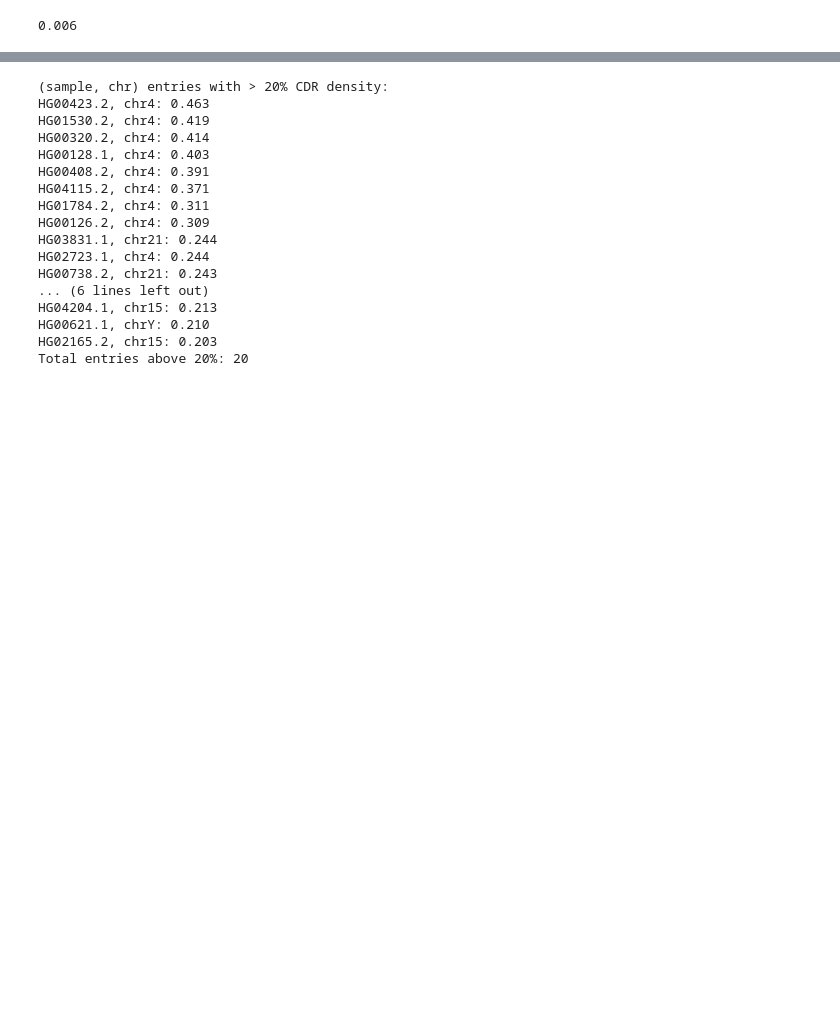
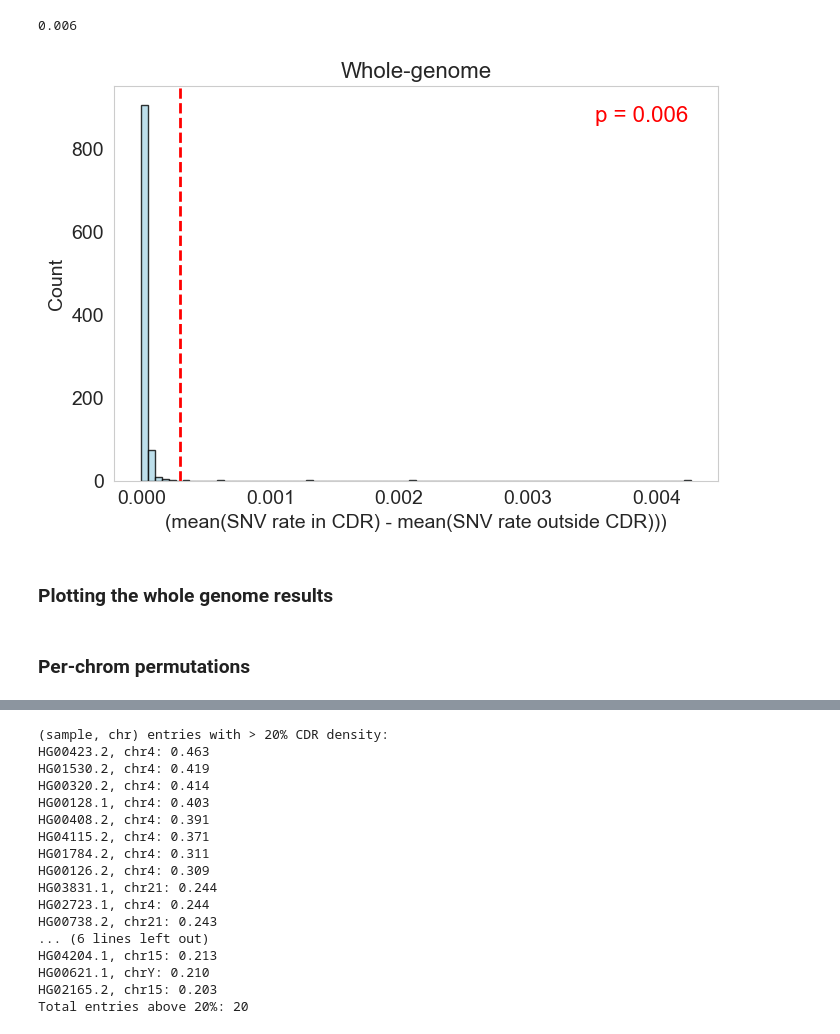
Before and after one commit to miramastoras/centrolign_analysis, a Jupyter notebook: analysis_notes/release2_QC_v2/notebooks/CDR_mutation_permutation.ipynb, the cells around one changed output, grey strips where cells are left out. Drawn from its saved outputs; the diff is of its cells as text; code cells hidden in the pictures; blank space fills up the shorter version.

```diff
--- a/analysis_notes/release2_QC_v2/notebooks/CDR_mutation_permutation.ipynb
+++ b/analysis_notes/release2_QC_v2/notebooks/CDR_mutation_permutation.ipynb
@@ -751,5 +694,20 @@ import pandas as pd
 df = pd.DataFrame({"null_statistic": null_distr})
 df.to_csv("/private/groups/patenlab/mira/0102726_null_distribution.csv", index=False)
 # %%
-print(null_distr)
+import pandas as pd
+import numpy as np
+
+# Path to saved null distribution
+null_path = "/private/groups/patenlab/mira/0102726_null_distribution.csv"
+
+# Read CSV
+df = pd.read_csv(null_path)
+
+# Recover original numpy array
+null_distr = df["null_statistic"].to_numpy()
+
+# Optional sanity check
+N_REPS = len(null_distr)
+print(f"Loaded null distribution with {N_REPS} reps")
+print(null_distr[:5])
 # %% [output]
@@ -857,3 +779,65 @@ p_value = np.mean(null_distr > test_stat)
 print(p_value)
 # %% [output]
 0.006
+# %%
+import matplotlib.pyplot as plt
+import numpy as np
+
+# Remove non-finite values
+null_vals = null_distr[np.isfinite(null_distr)]
+
+plt.figure(figsize=(7, 5))
+
+# Plot null histogram
+plt.hist(
+    null_vals,
+    bins=80,
+    color='lightblue',
+    edgecolor='black',
+    alpha=0.8
+)
+
+# Determine colors based on p-value
+if p_value < 0.01:
+    line_color = 'red'
+    p_text_color = 'red'
+else:
+    line_color = 'black'
+    p_text_color = 'black'
+
+# Plot observed test statistic
+plt.axvline(
+    test_stat,
+    color=line_color,
+    linestyle='--',
+    linewidth=2
+)
+
+# Add p-value text (upper right, fixed decimal)
+plt.text(
+    0.95, 0.95,
+    f"p = {p_value:.3f}",
+    transform=plt.gca().transAxes,
+    fontsize=16,
+    color=p_text_color,
+    ha='right',
+    va='top'
+)
+
+plt.xlabel("(mean(SNV rate in CDR) - mean(SNV rate outside CDR)))", fontsize=14)
+plt.ylabel("Count", fontsize=14)
+plt.title("Whole-genome", fontsize=16)
+
+# Increase tick sizes
+plt.xticks(fontsize=14)
+plt.yticks(fontsize=14)
+
+plt.grid(False)
+plt.tight_layout()
+plt.show()
+# %% [output]
+[figure, added]
+# %% [markdown]
+### Plotting the whole genome results
+# %% [markdown]
+### Per-chrom permutations
```
Also changed, not shown: parts of 18 cells of this notebook, 2 other files.
